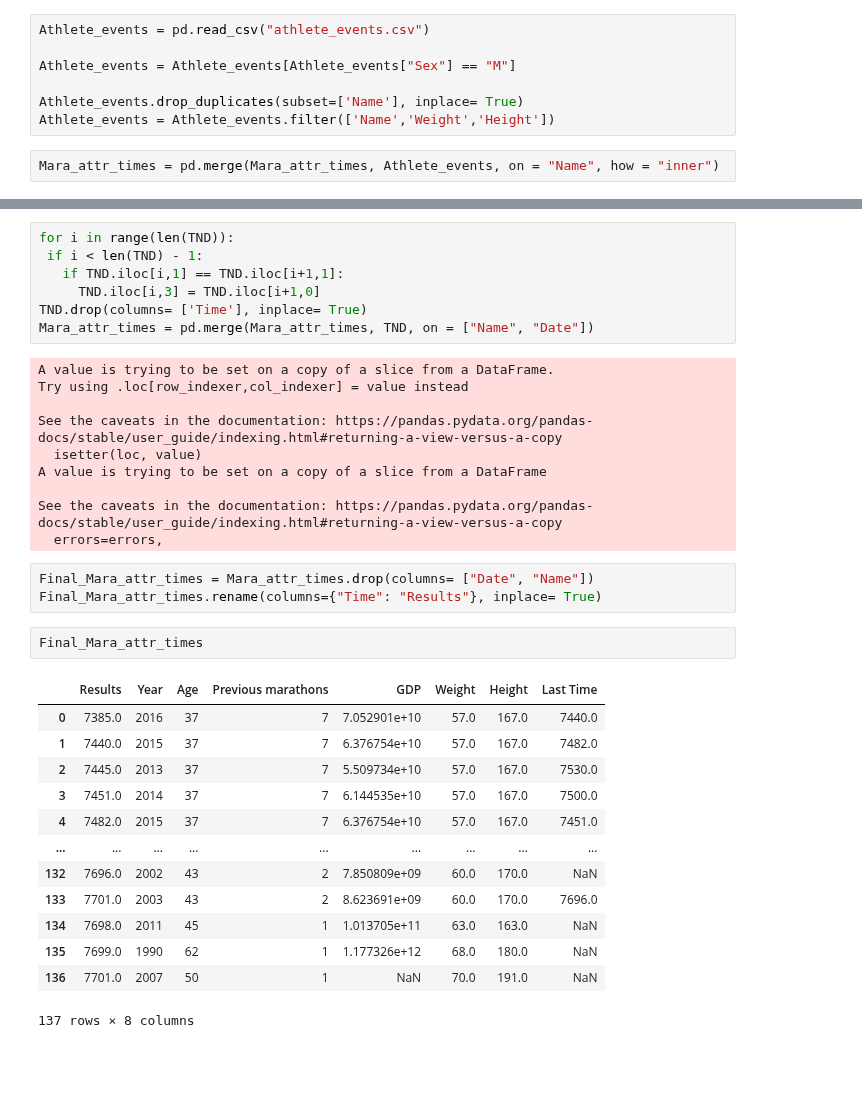
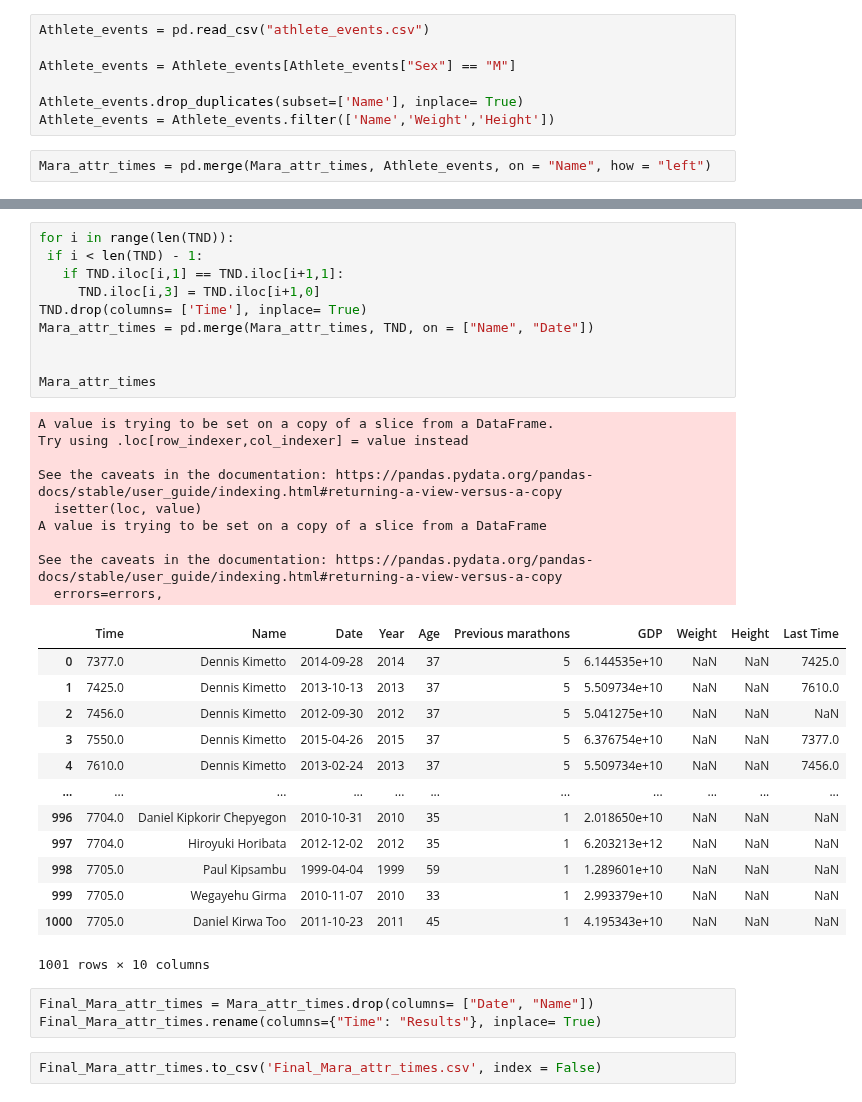
Before and after one commit to JR-Development21/Final_Project, a Jupyter notebook: Scraping_Script.ipynb, the cells around one changed output, grey strips where cells are left out. Cells and saved outputs as stored; diff of their text form; blank space fills up the shorter version.

```diff
--- a/Scraping_Script.ipynb
+++ b/Scraping_Script.ipynb
@@ -204,7 +228,7 @@ Athlete_events = Athlete_events[Athlete_events["Sex"] == "M"]
 Athlete_events.drop_duplicates(subset=['Name'], inplace= True)
 Athlete_events = Athlete_events.filter(['Name','Weight','Height'])
 # %%
-Mara_attr_times = pd.merge(Mara_attr_times, Athlete_events, on = "Name", how = "inner")
+Mara_attr_times = pd.merge(Mara_attr_times, Athlete_events, on = "Name", how = "left")
 # %%
 TND = Mara_attr_times[["Time", "Name", "Date"]]
 TND.sort_values(by = ["Name", "Date"], inplace= True)
@@ -227,39 +266,41 @@ See the caveats in the documentation: https://pandas.pydata.org/pandas-docs/stab
 # %%
 for i in range(len(TND)):
  if i < len(TND) - 1:
    if TND.iloc[i,1] == TND.iloc[i+1,1]:
      TND.iloc[i,3] = TND.iloc[i+1,0]
 TND.drop(columns= ['Time'], inplace= True)
 Mara_attr_times = pd.merge(Mara_attr_times, TND, on = ["Name", "Date"])
+
+
+Mara_attr_times
 # %% [output]
 A value is trying to be set on a copy of a slice from a DataFrame.
 Try using .loc[row_indexer,col_indexer] = value instead
 
 See the caveats in the documentation: https://pandas.pydata.org/pandas-docs/stable/user_guide/indexing.html#returning-a-view-versus-a-copy
   isetter(loc, value)
 A value is trying to be set on a copy of a slice from a DataFrame
 
 See the caveats in the documentation: https://pandas.pydata.org/pandas-docs/stable/user_guide/indexing.html#returning-a-view-versus-a-copy
   errors=errors,
+|  | Time | Name | Date | Year | Age | Previous marathons | GDP | Weight | Height | Last Time |
+| 0 | 7377.0 | Dennis Kimetto | 2014-09-28 | 2014 | 37 | 5 | 6.144535e+10 | NaN | NaN | 7425.0 |
+| 1 | 7425.0 | Dennis Kimetto | 2013-10-13 | 2013 | 37 | 5 | 5.509734e+10 | NaN | NaN | 7610.0 |
+| 2 | 7456.0 | Dennis Kimetto | 2012-09-30 | 2012 | 37 | 5 | 5.041275e+10 | NaN | NaN | NaN |
+| 3 | 7550.0 | Dennis Kimetto | 2015-04-26 | 2015 | 37 | 5 | 6.376754e+10 | NaN | NaN | 7377.0 |
+| 4 | 7610.0 | Dennis Kimetto | 2013-02-24 | 2013 | 37 | 5 | 5.509734e+10 | NaN | NaN | 7456.0 |
+| ... | ... | ... | ... | ... | ... | ... | ... | ... | ... | ... |
+| 996 | 7704.0 | Daniel Kipkorir Chepyegon | 2010-10-31 | 2010 | 35 | 1 | 2.018650e+10 | NaN | NaN | NaN |
+| 997 | 7704.0 | Hiroyuki Horibata | 2012-12-02 | 2012 | 35 | 1 | 6.203213e+12 | NaN | NaN | NaN |
+| 998 | 7705.0 | Paul Kipsambu | 1999-04-04 | 1999 | 59 | 1 | 1.289601e+10 | NaN | NaN | NaN |
+| 999 | 7705.0 | Wegayehu Girma | 2010-11-07 | 2010 | 33 | 1 | 2.993379e+10 | NaN | NaN | NaN |
+| 1000 | 7705.0 | Daniel Kirwa Too | 2011-10-23 | 2011 | 45 | 1 | 4.195343e+10 | NaN | NaN | NaN |
+1001 rows × 10 columns
 # %%
 Final_Mara_attr_times = Mara_attr_times.drop(columns= ["Date", "Name"])
 Final_Mara_attr_times.rename(columns={"Time": "Results"}, inplace= True)
 # %%
-Final_Mara_attr_times
+Final_Mara_attr_times.to_csv('Final_Mara_attr_times.csv', index = False)
-# %% [output]
-|  | Results | Year | Age | Previous marathons | GDP | Weight | Height | Last Time |
-| 0 | 7385.0 | 2016 | 37 | 7 | 7.052901e+10 | 57.0 | 167.0 | 7440.0 |
-| 1 | 7440.0 | 2015 | 37 | 7 | 6.376754e+10 | 57.0 | 167.0 | 7482.0 |
-| 2 | 7445.0 | 2013 | 37 | 7 | 5.509734e+10 | 57.0 | 167.0 | 7530.0 |
-| 3 | 7451.0 | 2014 | 37 | 7 | 6.144535e+10 | 57.0 | 167.0 | 7500.0 |
-| 4 | 7482.0 | 2015 | 37 | 7 | 6.376754e+10 | 57.0 | 167.0 | 7451.0 |
-| ... | ... | ... | ... | ... | ... | ... | ... | ... |
-| 132 | 7696.0 | 2002 | 43 | 2 | 7.850809e+09 | 60.0 | 170.0 | NaN |
-| 133 | 7701.0 | 2003 | 43 | 2 | 8.623691e+09 | 60.0 | 170.0 | 7696.0 |
-| 134 | 7698.0 | 2011 | 45 | 1 | 1.013705e+11 | 63.0 | 163.0 | NaN |
-| 135 | 7699.0 | 1990 | 62 | 1 | 1.177326e+12 | 68.0 | 180.0 | NaN |
-| 136 | 7701.0 | 2007 | 50 | 1 | NaN | 70.0 | 191.0 | NaN |
-137 rows × 8 columns
 # %%
 # Calc Mean and STD
 for col in Final_Mara_attr_times.columns:
```
Also changed, not shown: parts of 6 cells of this notebook, 1 other file.
